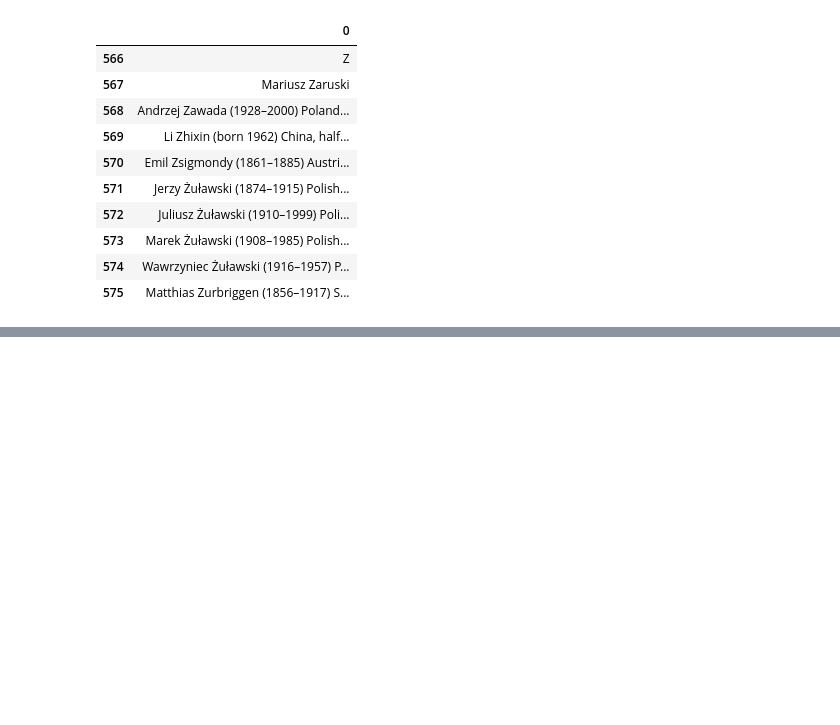
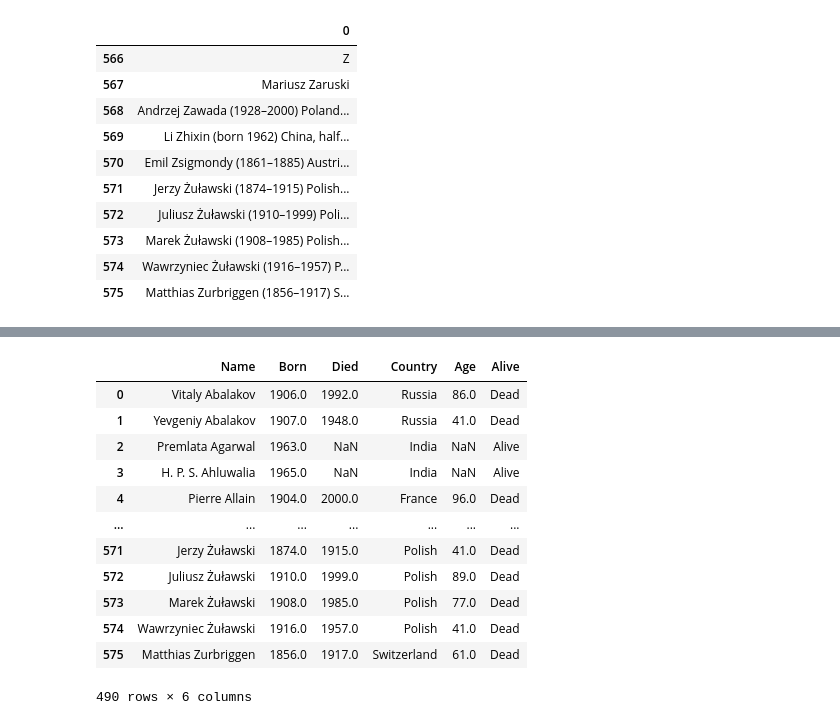
Before and after one commit to dmnkfr/mountaineers, a Jupyter notebook: mountaineers_wiki.ipynb, the cells around one changed output, grey strips where cells are left out. Cells and saved outputs as stored; diff of their text form; code cells hidden in the pictures; blank space fills up the shorter version.

```diff
--- a/mountaineers_wiki.ipynb
+++ b/mountaineers_wiki.ipynb
@@ -90,0 +206,5 @@ df.drop
+# %%
+df = df[df["Born"].notna()]
+df["Died"] = pd.to_numeric(df["Died"])
+df["Age"] = df["Died"] - df["Born"]
+df
@@ -90,0 +225,17 @@ df.drop
+# %%
+df["Alive"] = np.where(df['Age'].notna(), "Dead", "Alive")
+df
+# %% [output]
+|  | Name | Born | Died | Country | Age | Alive |
+| 0 | Vitaly Abalakov | 1906.0 | 1992.0 | Russia | 86.0 | Dead |
+| 1 | Yevgeniy Abalakov | 1907.0 | 1948.0 | Russia | 41.0 | Dead |
+| 2 | Premlata Agarwal | 1963.0 | NaN | India | NaN | Alive |
+| 3 | H. P. S. Ahluwalia | 1965.0 | NaN | India | NaN | Alive |
+| 4 | Pierre Allain | 1904.0 | 2000.0 | France | 96.0 | Dead |
+| ... | ... | ... | ... | ... | ... | ... |
+| 571 | Jerzy Żuławski | 1874.0 | 1915.0 | Polish | 41.0 | Dead |
+| 572 | Juliusz Żuławski | 1910.0 | 1999.0 | Polish | 89.0 | Dead |
+| 573 | Marek Żuławski | 1908.0 | 1985.0 | Polish | 77.0 | Dead |
+| 574 | Wawrzyniec Żuławski | 1916.0 | 1957.0 | Polish | 41.0 | Dead |
+| 575 | Matthias Zurbriggen | 1856.0 | 1917.0 | Switzerland | 61.0 | Dead |
+490 rows × 6 columns
```
Also changed, not shown: parts of 12 cells of this notebook.
